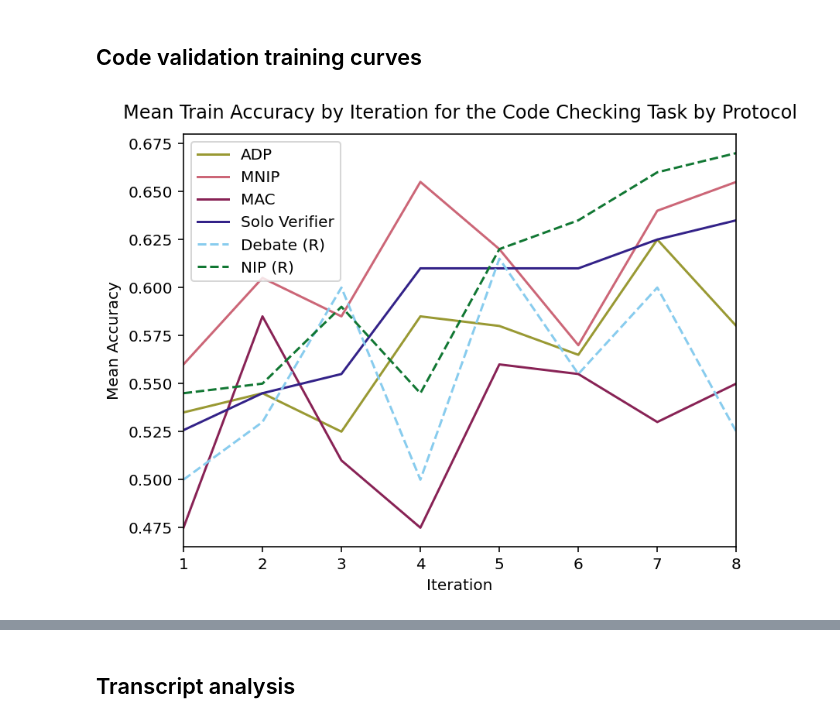
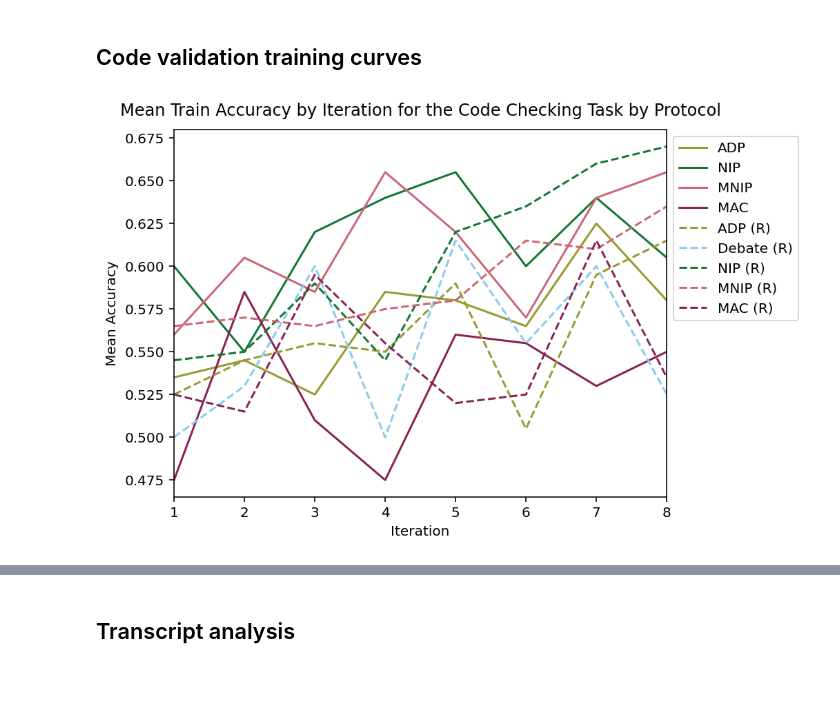
Before and after one commit to SamAdamDay/neural-interactive-proofs, a Jupyter notebook: playground/plots.ipynb, the cells around one changed output, grey strips where cells are left out. Saved outputs shown, nothing was run; the diff lists cells and outputs as text; code cells hidden in the pictures; blank space fills up the shorter version.

Commit message:
Updated plots

```diff
--- a/playground/plots.ipynb
+++ b/playground/plots.ipynb
@@ -384,34 +384,43 @@ plt.show()
 # %% [markdown]
 ## Code validation training curves
 # %%
+protocols = ["ADP", "Debate", "NIP", "MNIP", "MAC"]
 checkpoint_names = OrderedDict([
     ("ADP", "ei_cv_adp_from_scratch_0"),
-    # ("NIP", "ei_cv_nip_from_scratch_0"),
+    ("NIP", "ei_cv_nip_from_scratch_0"),
     ("MNIP", "ei_cv_mnip_shared_from_scratch_0"),
     ("MAC", "ei_cv_mac_shared_from_scratch_0"),
 ])
 replace_checkpoint_names = OrderedDict([
+    ("ADP", "ei_cv_adp_from_scratch_replace_0"),
     ("Debate", "ei_cv_debate_shared_from_scratch_replace_0"),
     ("NIP", "ei_cv_nip_from_scratch_replace_0"),
+    ("MNIP", "ei_cv_mnip_shared_from_scratch_replace_0"),
+    ("MAC", "ei_cv_mac_shared_from_scratch_replace_0"),
 ])
 num_iterations = 8
 # %%
-CV_HISTORY_KEYS = ["mean_accuracy", "mean_episode_length", "precision", "recall"]
+CV_HISTORY_KEYS = ["mean_accuracy", "mean_episode_length", "precision", "recall", "mean_decision"]
 
 cv_histories = {key: {} for key in CV_HISTORY_KEYS}
 cv_replace_histories = {key: {} for key in CV_HISTORY_KEYS}
+
+cv_test_stats = {key: {} for key in CV_HISTORY_KEYS}
+cv_replace_test_stats = {key: {} for key in CV_HISTORY_KEYS}
 
 for protocol_name, checkpoint_name in checkpoint_names.items():
     run = api.run(f"{WANDB_ENTITY}/pvg-code-validation-sandbox/{checkpoint_name}")
     run_history = run.history(keys=CV_HISTORY_KEYS)
     for key in CV_HISTORY_KEYS:
         cv_histories[key][protocol_name] = run_history[key][:num_iterations]
+        cv_test_stats[key][protocol_name] = run.summary[f"test_{key}"]
 
 for protocol_name, checkpoint_name in replace_checkpoint_names.items():
     run = api.run(f"{WANDB_ENTITY}/pvg-code-validation-sandbox/{checkpoint_name}")
     run_history = run.history(keys=CV_HISTORY_KEYS)
     for key in CV_HISTORY_KEYS:
         cv_replace_histories[key][protocol_name] = run_history[key][:num_iterations]
+        cv_replace_test_stats[key][protocol_name] = run.summary[f"test_{key}"]
 # %%
 run = api.run(f"{WANDB_ENTITY}/pvg-code-validation-sandbox/ei_vc_solo_verifier_0")
 run_history = run.history(keys=["mean_accuracy"])
@@ -419,19 +428,24 @@ cv_histories["mean_accuracy"]["Solo Verifier"] = run_history["mean_accuracy"][:n
 # %%
 fig, ax = plt.subplots()
 
-for i, (protocol, history) in enumerate(cv_histories["mean_accuracy"].items()):
+for protocol in protocols:
     color = PROTOCOL_COLOURS[protocol]
-    ax.plot(history.index + 1, history, label=protocol, color=color)  # Adjust index to start at 1
 
-for i, (protocol, history) in enumerate(cv_replace_histories["mean_accuracy"].items()):
+    if protocol in cv_histories["mean_accuracy"]:
+        history = cv_histories["mean_accuracy"][protocol]
+        ax.plot(history.index + 1, history, label=protocol, color=color)  # Adjust index to start at 1
+
+for protocol in protocols:
     color = PROTOCOL_COLOURS[protocol]
-    ax.plot(history.index + 1, history, label=f"{protocol} (R)", color=color, linestyle="--")  # Adjust index to start at 1
+    if protocol in cv_replace_histories["mean_accuracy"]:
+        history = cv_replace_histories["mean_accuracy"][protocol]
+        ax.plot(history.index + 1, history, label=f"{protocol} (R)", color=color, linestyle="--")  # Adjust index to start at 1
 
 ax.set_title("Mean Train Accuracy by Iteration for the Code Checking Task by Protocol", pad=10)
 ax.set_xlabel("Iteration")
 ax.set_xlim(1, num_iterations)
 ax.set_ylabel("Mean Accuracy")
-ax.legend()
+ax.legend(bbox_to_anchor=(1, 1), loc='upper left')
 plt.show()
 # %% [output]
-[figure, old version]
+[figure, new version]
```
Also changed, not shown: parts of 6 cells of this notebook.
